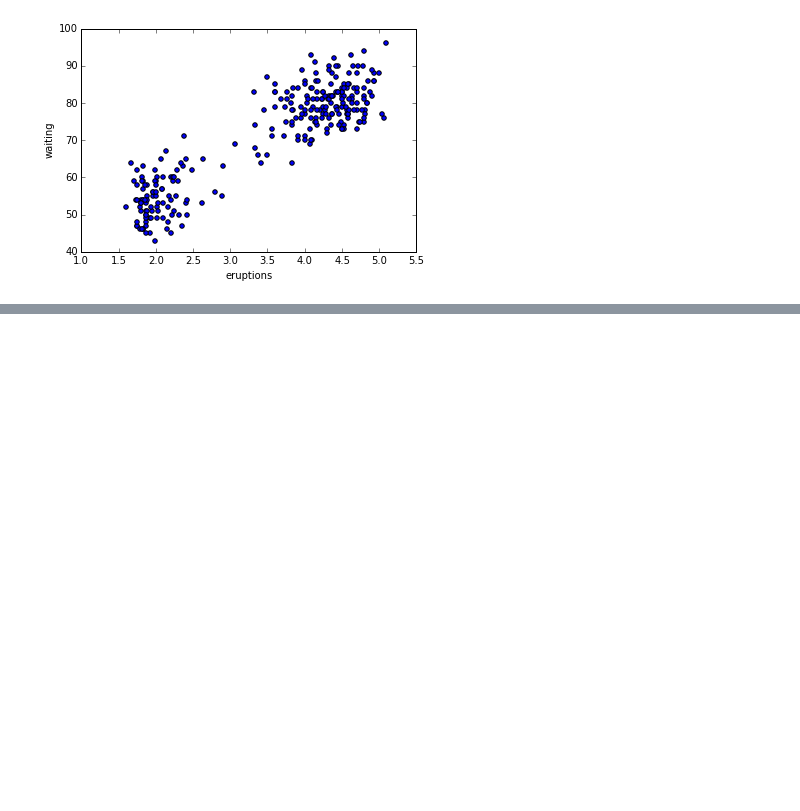
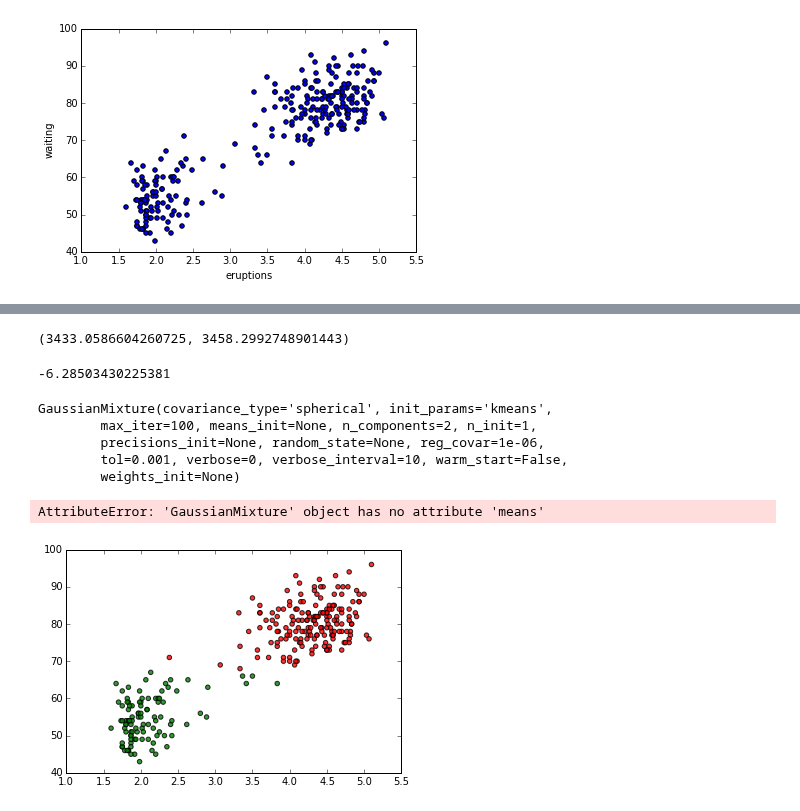
Before and after one commit to francescoperera/applied-machine-learning, a Jupyter notebook: lab3/old_faithful/old_faithfulV1.ipynb, the cells around one changed output, grey strips where cells are left out. Drawn from its saved outputs; the diff is of its cells as text; code cells hidden in the pictures; blank space fills up the shorter version.

```diff
--- a/lab3/old_faithful/old_faithfulV1.ipynb
+++ b/lab3/old_faithful/old_faithfulV1.ipynb
@@ -30,0 +45,2 @@ df.plot(kind='scatter', x='eruptions', y='waiting')
+# %%
+X= df.as_matrix()
@@ -30,0 +55,5 @@ df.plot(kind='scatter', x='eruptions', y='waiting')
+# %%
+model = GMM(2, max_iter=100,
+                        covariance_type='spherical')
+# %%
+fittedGMM= model.fit(X)
@@ -30,0 +63,28 @@ df.plot(kind='scatter', x='eruptions', y='waiting')
+# %%
+AIC,BIC
+# %% [output]
+(3433.0586604260725, 3458.2992748901443)
+# %%
+fittedGMM.score(X)
+# %% [output]
+-6.28503430225381
+# %%
+fittedGMM
+# %% [output]
+GaussianMixture(covariance_type='spherical', init_params='kmeans',
+        max_iter=100, means_init=None, n_components=2, n_init=1,
+        precisions_init=None, random_state=None, reg_covar=1e-06,
+        tol=0.001, verbose=0, verbose_interval=10, warm_start=False,
+        weights_init=None)
+# %%
+print (fittedGMM.means)
+# http://www.nehalemlabs.net/prototype/blog/2014/04/03/quick-introduction-to-gaussian-mixture-models-with-python/
+# %% [output]
+AttributeError: 'GaussianMixture' object has no attribute 'means'
+# %%
+colors = ['r' if i==0 else 'g' for i in fittedGMM.predict(X)]
+ax = plt.gca()
+ax.scatter(X[:,0], X[:,1], c=colors, alpha=0.8)
+plt.show()
+# %% [output]
+[figure, added]
```
Also changed, not shown: parts of 12 cells of this notebook, 1 other file.
